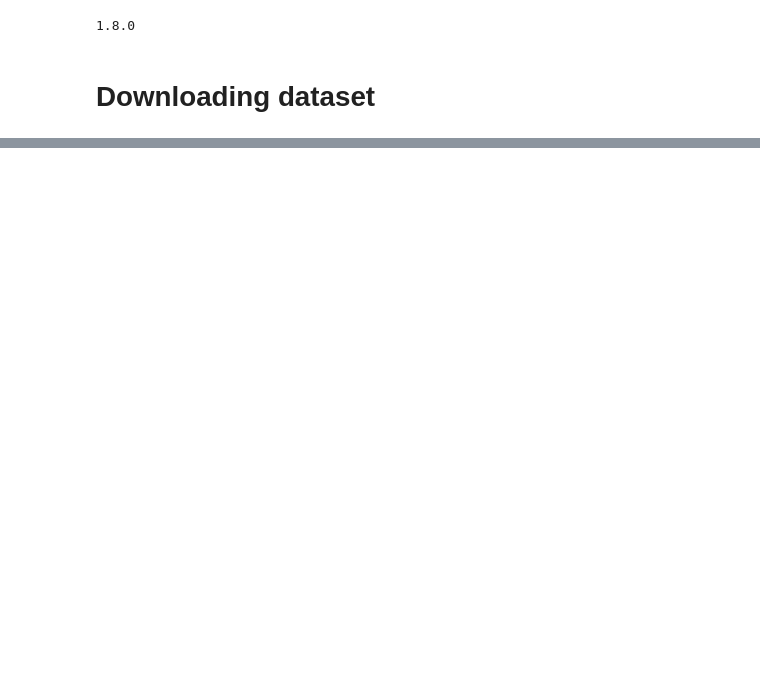
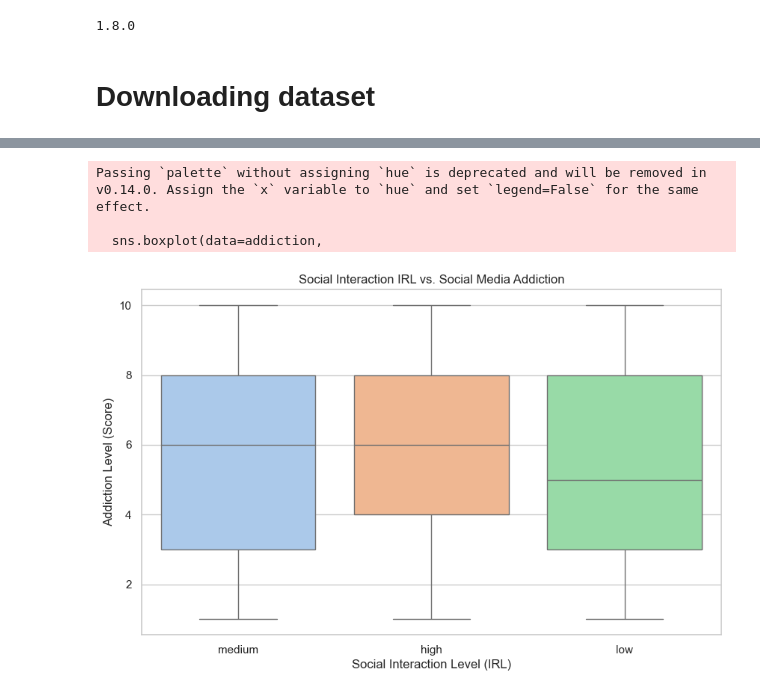
Before and after one commit to zyneaa/machine_love, a Jupyter notebook: social_media_impact.ipynb, the cells around one changed output, grey strips where cells are left out. Cells and saved outputs as stored; diff of their text form; code cells hidden in the pictures; blank space fills up the shorter version.

```diff
--- a/social_media_impact.ipynb
+++ b/social_media_impact.ipynb
@@ -32,0 +136,5 @@ data.head()
+# %%
+from sklearn.model_selection import train_test_split
+
+strat_train_set, strat_test_set = train_test_split(
+    data, test_size=0.2, stratify=data["usage_cat"], random_state=42)
@@ -32,0 +162,3 @@ data.head()
+# %%
+addiction = strat_train_set.copy()
+addiction.head()
@@ -32,0 +187,22 @@ data.head()
+# %%
+import seaborn as sns
+import matplotlib.pyplot as plt
+
+sns.set_theme(style="whitegrid")
+
+plt.figure(figsize=(10, 6))
+
+sns.boxplot(data=addiction,
+            x="social_interaction_level",
+            y="addiction_level",
+            palette="pastel")
+
+plt.title("Social Interaction IRL vs. Social Media Addiction")
+plt.xlabel("Social Interaction Level (IRL)")
+plt.ylabel("Addiction Level (Score)")
+plt.show()
+# %% [output]
+Passing `palette` without assigning `hue` is deprecated and will be removed in v0.14.0. Assign the `x` variable to `hue` and set `legend=False` for the same effect.
+
+  sns.boxplot(data=addiction,
+[figure, added]
```
Also changed, not shown: parts of 13 cells of this notebook, 2 other files.
